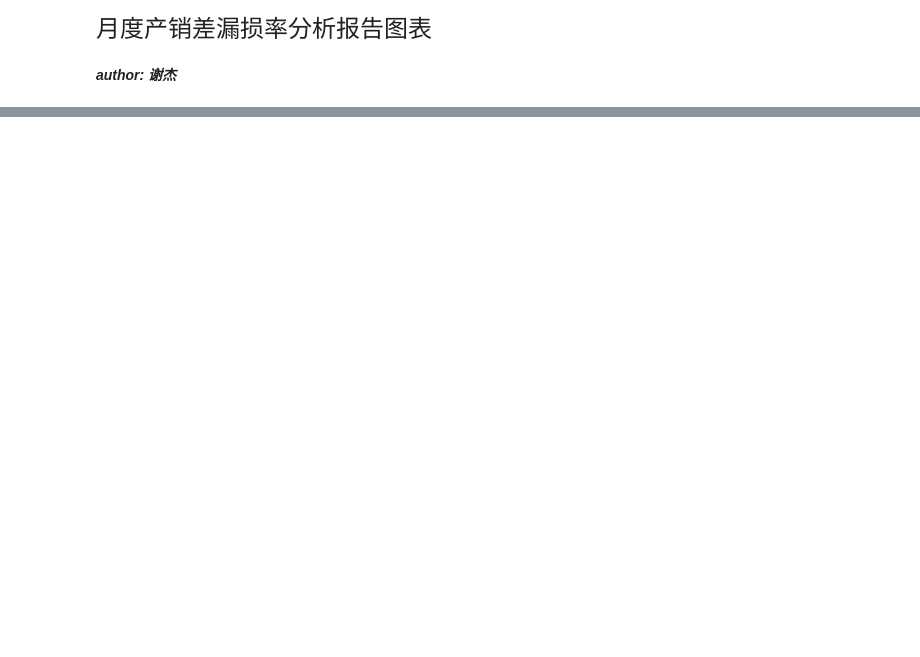
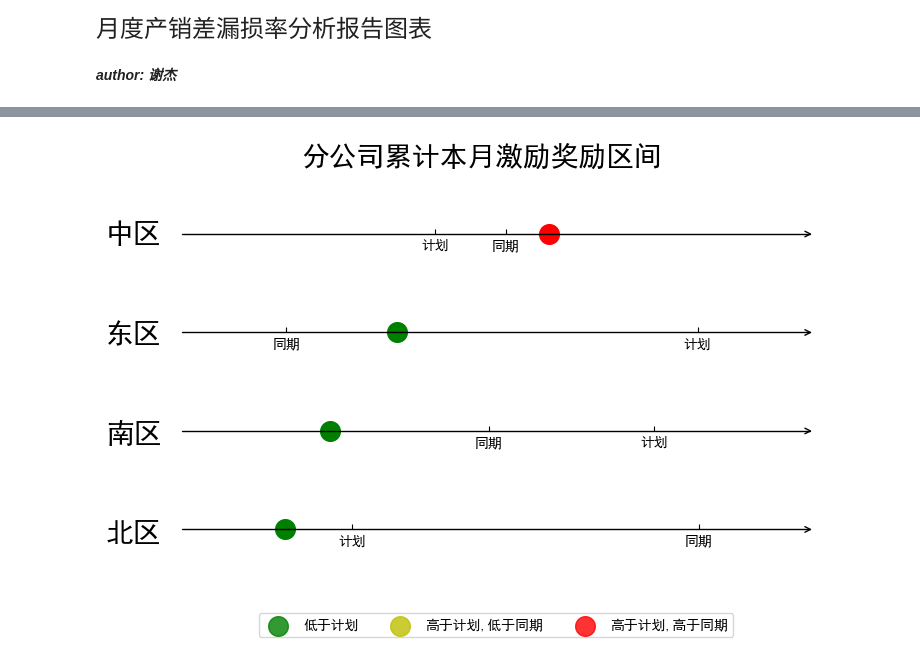
Before and after one commit to jayaston/mypyworks, a Jupyter notebook: jupyter文件/月度产销差漏损率分析报告图表.ipynb, the cells around one changed output, grey strips where cells are left out. Saved outputs shown, nothing was run; the diff lists cells and outputs as text; code cells hidden in the pictures; blank space fills up the shorter version.

```diff
--- a/jupyter文件/月度产销差漏损率分析报告图表.ipynb
+++ b/jupyter文件/月度产销差漏损率分析报告图表.ipynb
@@ -89,0 +189,84 @@ sns.displot(data=penguins, x="flipper_length_mm", hue="species", col="species")
+# %%
+#设置计划
+#3月份计划
+a1=np.array([[x,y,z]  for x in ['中区','东区','南区','北区'] for y in ['计划','实际','同期']  for z in yuefen])
+a2=np.array(zhongqu_jihua+zhongqu_shiji+zhongqu_tongqi+dongqu_jihua+dongqu_shiji+dongqu_tongqi+nanqu_jihua+nanqu_shiji+nanqu_tongqi+ beiqu_jihua+beiqu_shiji+beiqu_tongqi).reshape(-1,1)
+data_melt = pd.concat([pd.DataFrame(a1,columns=['分公司','指标','月份']),pd.DataFrame(a2,columns=['数值'])],axis=1)
+# %%
+zhonglist=[data_melt.query("月份=='3月'&指标=='实际'&分公司=='中区'").iloc[0,3],data_melt.query("月份=='3月'&指标=='计划'&分公司=='中区'").iloc[0,3],data_melt.query("月份=='3月'&指标=='同期'&分公司=='中区'").iloc[0,3]]
+donglist=[data_melt.query("月份=='3月'&指标=='实际'&分公司=='东区'").iloc[0,3],data_melt.query("月份=='3月'&指标=='计划'&分公司=='东区'").iloc[0,3],data_melt.query("月份=='3月'&指标=='同期'&分公司=='东区'").iloc[0,3]]
+nanlist=[data_melt.query("月份=='3月'&指标=='实际'&分公司=='南区'").iloc[0,3],data_melt.query("月份=='3月'&指标=='计划'&分公司=='南区'").iloc[0,3],data_melt.query("月份=='3月'&指标=='同期'&分公司=='南区'").iloc[0,3]]
+beilist=[data_melt.query("月份=='3月'&指标=='实际'&分公司=='北区'").iloc[0,3],data_melt.query("月份=='3月'&指标=='计划'&分公司=='北区'").iloc[0,3],data_melt.query("月份=='3月'&指标=='同期'&分公司=='北区'").iloc[0,3]]
+
+zhongcol = str(np.where(np.array(data_melt.query("月份=='3月'&指标=='实际'&分公司=='中区'").iloc[0,3])<data_melt.query("月份=='3月'&指标=='计划'&分公司=='中区'").iloc[0,3],'g',
+               np.where(np.array(data_melt.query("月份=='3月'&指标=='实际'&分公司=='中区'").iloc[0,3])<data_melt.query("月份=='3月'&指标=='同期'&分公司=='中区'").iloc[0,3],'y','r')))
+dongcol = str(np.where(np.array(data_melt.query("月份=='3月'&指标=='实际'&分公司=='东区'").iloc[0,3])<data_melt.query("月份=='3月'&指标=='计划'&分公司=='东区'").iloc[0,3],'g',
+               np.where(np.array(data_melt.query("月份=='3月'&指标=='实际'&分公司=='东区'").iloc[0,3])<data_melt.query("月份=='3月'&指标=='同期'&分公司=='东区'").iloc[0,3],'y','r')))
+nancol = str(np.where(np.array(data_melt.query("月份=='3月'&指标=='实际'&分公司=='南区'").iloc[0,3])<data_melt.query("月份=='3月'&指标=='计划'&分公司=='南区'").iloc[0,3],'g',
+               np.where(np.array(data_melt.query("月份=='3月'&指标=='实际'&分公司=='南区'").iloc[0,3])<data_melt.query("月份=='3月'&指标=='同期'&分公司=='南区'").iloc[0,3],'y','r')))
+beicol = str(np.where(np.array(data_melt.query("月份=='3月'&指标=='实际'&分公司=='北区'").iloc[0,3])<data_melt.query("月份=='3月'&指标=='计划'&分公司=='北区'").iloc[0,3],'g',
+               np.where(np.array(data_melt.query("月份=='3月'&指标=='实际'&分公司=='北区'").iloc[0,3])<data_melt.query("月份=='3月'&指标=='同期'&分公司=='北区'").iloc[0,3],'y','r')))
+# %%
+#fig,ax= plt.subplots(figsize=(7,0.2),dpi=100)
+import mpl_toolkits.axisartist as axisartist
+fig = plt.figure(figsize=(8,5),dpi=100)
+
+ax1 = axisartist.Subplot(fig, 411)
+fig.add_axes(ax1)
+ax1.axis[:].set_visible(False)
+ax1.axis["x"] = ax1.new_floating_axis(0,0)
+ax1.axis["x"].set_axisline_style("->", size = 1.0)
+#ax1.axis["x"].set_axis_direction("top")
+ax1.scatter(x=data_melt.query("月份=='3月'&指标=='实际'&分公司=='中区'").iloc[0,3],y=0,s=200,c=zhongcol)
+ax1.set(xticks=[data_melt.query("月份=='3月'&指标=='计划'&分公司=='中区'").iloc[0,3],data_melt.query("月份=='3月'&指标=='同期'&分公司=='中区'").iloc[0,3]],
+      xticklabels=['计划','同期'],
+
+     xlim=[min(zhonglist)-0.01,max(zhonglist)+0.01] )
+fig.text(0.03,0.78,'中区',fontsize=20)
+
+ax2 = axisartist.Subplot(fig, 412)
+fig.add_axes(ax2)
+ax2.axis[:].set_visible(False)
+ax2.axis["x"] = ax2.new_floating_axis(0,0)
+ax2.axis["x"].set_axisline_style("->", size = 1.0)
+#ax1.axis["x"].set_axis_direction("top")
+ax2.scatter(x=data_melt.query("月份=='3月'&指标=='实际'&分公司=='东区'").iloc[0,3],y=0,s=200,c=dongcol)
+ax2.set(xticks=[data_melt.query("月份=='3月'&指标=='计划'&分公司=='东区'").iloc[0,3],data_melt.query("月份=='3月'&指标=='同期'&分公司=='东区'").iloc[0,3]],
+      xticklabels=['计划','同期'],
+      xlim=[min(donglist)-0.01,max(donglist)+0.01]
+        )
+fig.text(0.03,0.58,'东区',fontsize=20)
+
+ax3 = axisartist.Subplot(fig, 413)
+fig.add_axes(ax3)
+ax3.axis[:].set_visible(False)
+ax3.axis["x"] = ax3.new_floating_axis(0,0)
+ax3.axis["x"].set_axisline_style("->", size = 1.0)
+#ax1.axis["x"].set_axis_direction("top")
+ax3.scatter(x=data_melt.query("月份=='3月'&指标=='实际'&分公司=='南区'").iloc[0,3],y=0,s=200,c=nancol)
+ax3.set(xticks=[data_melt.query("月份=='3月'&指标=='计划'&分公司=='南区'").iloc[0,3],data_melt.query("月份=='3月'&指标=='同期'&分公司=='南区'").iloc[0,3]],
+      xticklabels=['计划','同期'],
+        xlim=[min(nanlist)-0.01,max(nanlist)+0.01]
+       )
+fig.text(0.03,0.38,'南区',fontsize=20)
+
+ax4 = axisartist.Subplot(fig, 414)
+fig.add_axes(ax4)
+ax4.axis[:].set_visible(False)
+ax4.axis["x"] = ax4.new_floating_axis(0,0)
+ax4.axis["x"].set_axisline_style("->", size = 1.0)
+#ax1.axis["x"].set_axis_direction("top")
+ax4.scatter(x=data_melt.query("月份=='3月'&指标=='实际'&分公司=='北区'").iloc[0,3],y=0,s=200,c=beicol)
+ax4.set(xticks=[data_melt.query("月份=='3月'&指标=='计划'&分公司=='北区'").iloc[0,3],data_melt.query("月份=='3月'&指标=='同期'&分公司=='北区'").iloc[0,3]],
+      xticklabels=['计划','同期'],
+      xlim=[min(beilist)-0.01,max(beilist)+0.01]
+       )
+fig.text(0.03,0.18,'北区',fontsize=20)
+for col,explain in zip(['g', 'y', 'r'],['低于计划', '高于计划,低于同期','高于计划,高于同期']):
+    ax1.scatter([], [], c=col, alpha=0.8,s=200,
+                label=explain)
+fig.legend(loc="center", bbox_to_anchor=(0.5,0.03),ncol=3,labelspacing=3)
+#plt.legend(scatterpoints=1, frameon=False, labelspacing=1, title='City Area')
+fig.suptitle("分公司累计本月激励奖励区间",fontsize=20)
+#fig.tight_layout()
+# %% [output]
@@ -89,0 +274 @@ sns.displot(data=penguins, x="flipper_length_mm", hue="species", col="species")
+[figure, added]
```
Also changed, not shown: parts of 27 cells of this notebook, 4 other files.
